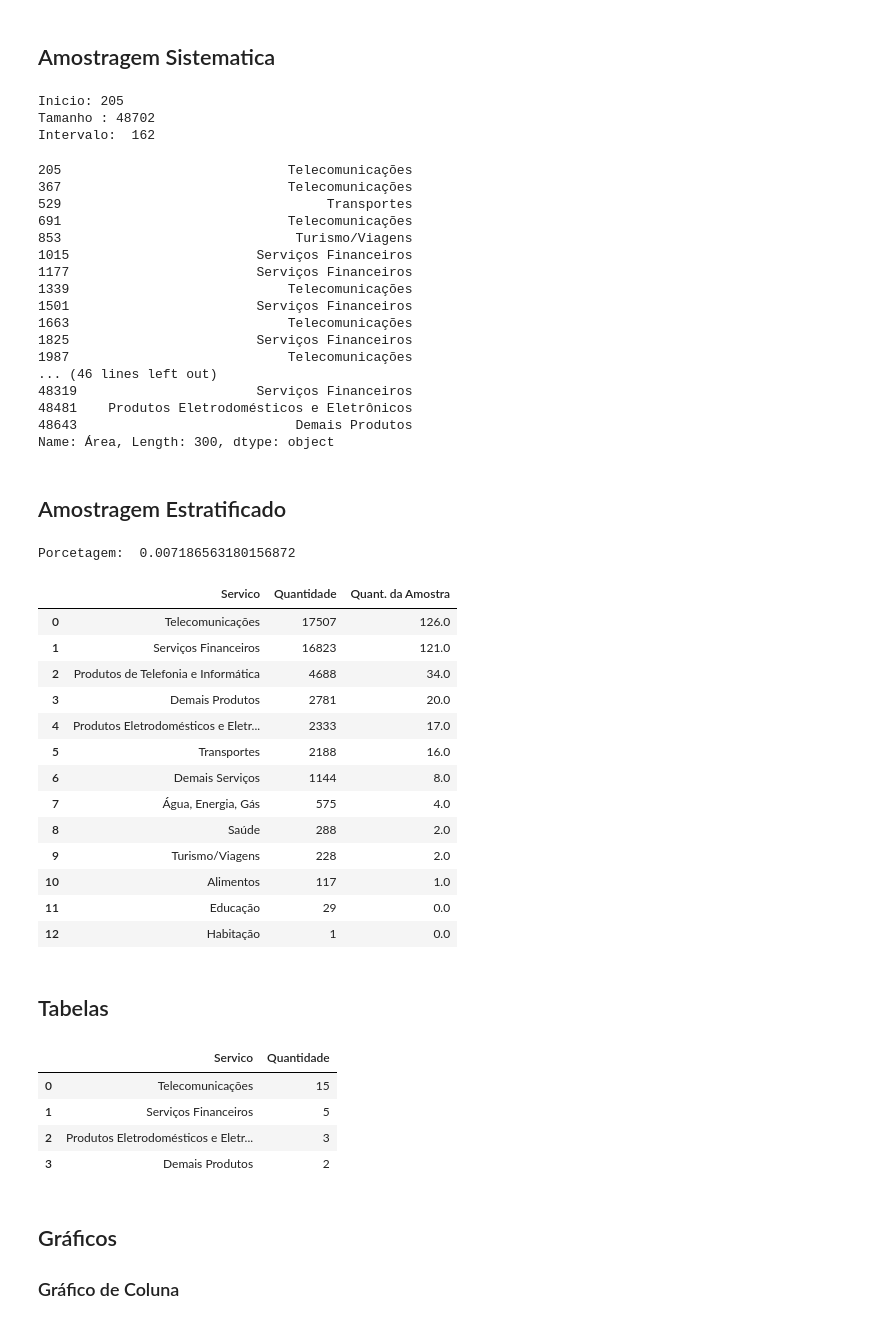
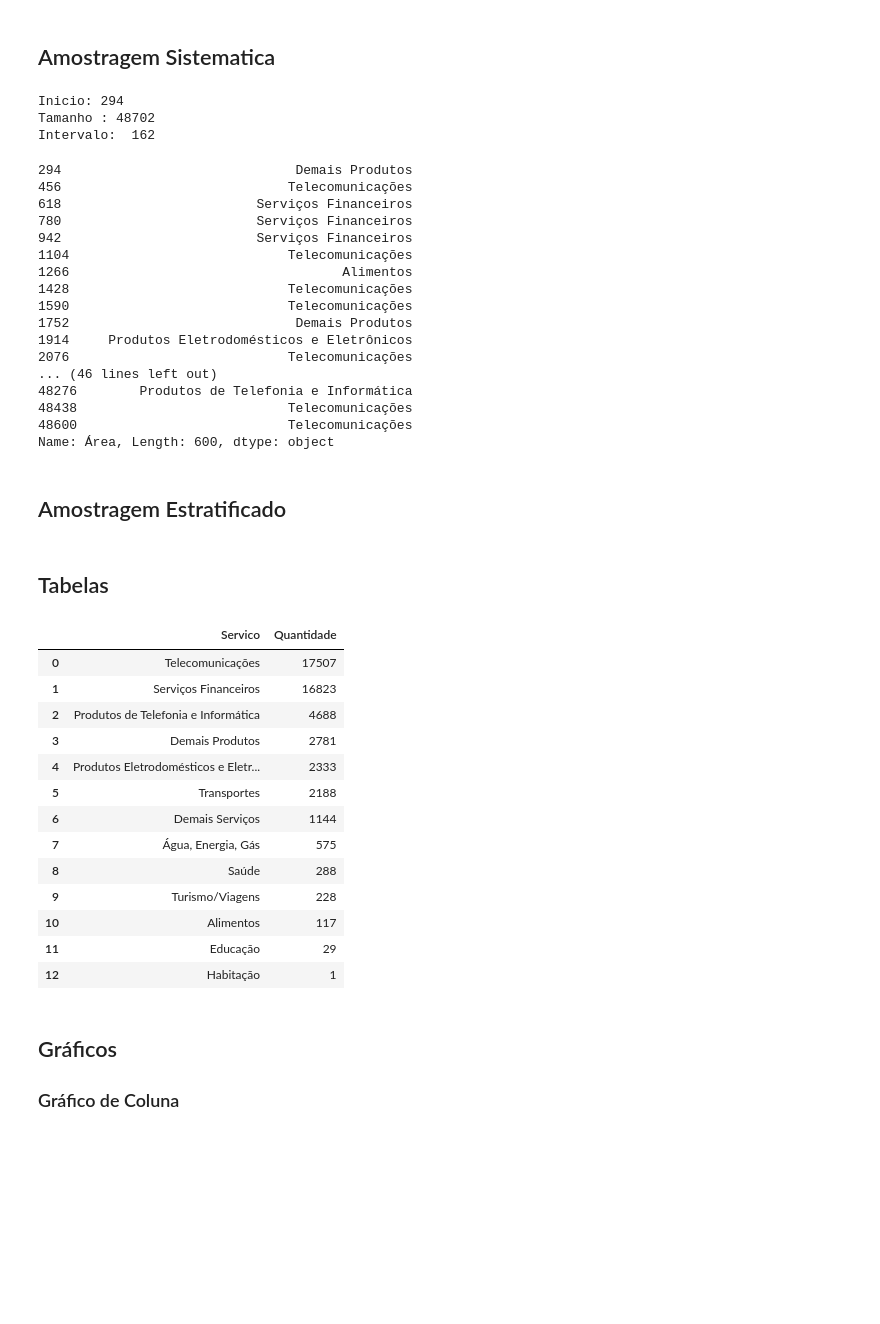
Before and after one commit to marcostark/estatistica-exploratoria, a Jupyter notebook: qualitativos.ipynb, the cells around one changed output. Drawn from its saved outputs; the diff is of its cells as text; code cells hidden in the pictures; blank space fills up the shorter version.

```diff
--- a/qualitativos.ipynb
+++ b/qualitativos.ipynb
@@ -92,28 +85,28 @@ sistematica = data[inicio_aleatorio::INTERVALO]
 #print(sistematica)
 sistematica.append(data[0::INTERVALO])
 
-sistematica
+#sistematica
 # %% [output]
-Inicio: 205
+Inicio: 294
 Tamanho : 48702
 Intervalo:  162
-205                             Telecomunicações
-367                             Telecomunicações
-529                                  Transportes
-691                             Telecomunicações
-853                              Turismo/Viagens
-1015                        Serviços Financeiros
-1177                        Serviços Financeiros
-1339                            Telecomunicações
-1501                        Serviços Financeiros
-1663                            Telecomunicações
-1825                        Serviços Financeiros
-1987                            Telecomunicações
+294                              Demais Produtos
+456                             Telecomunicações
+618                         Serviços Financeiros
+780                         Serviços Financeiros
+942                         Serviços Financeiros
+1104                            Telecomunicações
+1266                                   Alimentos
+1428                            Telecomunicações
+1590                            Telecomunicações
+1752                             Demais Produtos
+1914     Produtos Eletrodomésticos e Eletrônicos
+2076                            Telecomunicações
 ... (46 lines left out)
-48319                       Serviços Financeiros
-48481    Produtos Eletrodomésticos e Eletrônicos
-48643                            Demais Produtos
-Name: Área, Length: 300, dtype: object
+48276        Produtos de Telefonia e Informática
+48438                           Telecomunicações
+48600                           Telecomunicações
+Name: Área, Length: 600, dtype: object
 # %% [markdown]
 ## Amostragem Estratificado
 # %%
@@ -127,56 +120,49 @@ AMOSTRA = 350
 
 TAMANHO_DADOS = data.count()
 porcetagem = (AMOSTRA /  TAMANHO_DADOS)
-print("Porcetagem: ", porcetagem)
+#print("Porcetagem: ", porcetagem)
 
 df = pd.DataFrame(tabela_frequencia_populacional, columns=['Servico','Quantidade'])
 #df.to_csv('dataset_gerados/tabela_frequencia_populacional.csv')
 df['Quant. da Amostra'] = df['Quantidade'] * porcetagem
 df = df.round({'Quant. da Amostra': 0})
 
-df
+#df
-# %% [output]
-Porcetagem:  0.007186563180156872
-|  | Servico | Quantidade | Quant. da Amostra |
-| 0 | Telecomunicações | 17507 | 126.0 |
-| 1 | Serviços Financeiros | 16823 | 121.0 |
-| 2 | Produtos de Telefonia e Informática | 4688 | 34.0 |
-| 3 | Demais Produtos | 2781 | 20.0 |
-| 4 | Produtos Eletrodomésticos e Eletr... | 2333 | 17.0 |
-| 5 | Transportes | 2188 | 16.0 |
-| 6 | Demais Serviços | 1144 | 8.0 |
-| 7 | Água, Energia, Gás | 575 | 4.0 |
-| 8 | Saúde | 288 | 2.0 |
-| 9 | Turismo/Viagens | 228 | 2.0 |
-| 10 | Alimentos | 117 | 1.0 |
-| 11 | Educação | 29 | 0.0 |
-| 12 | Habitação | 1 | 0.0 |
 # %% [markdown]
 ## Tabelas
 # %%
 from collections import Counter
 
 #lista = celulares['Marca']
 #lista = celulares['Marca'].value_counts()
 #lista
 
 #celulares = pd.read_csv('bases/celulares.csv',encoding='latin1')
 
-tabela_frequencia = Counter(aleatoria).most_common(len(aleatoria))
+tabela_frequencia = Counter(data).most_common(len(data))
 #tabela_frequencia = Counter(celulares).most_common(len(celulares))
 
 df = pd.DataFrame(tabela_frequencia, columns=['Servico','Quantidade'])
-df.to_csv('dataset_gerados/tabela_frequencia_servicos.csv')
+df.to_csv('dataset_gerados/tabela_frequencia.csv')
 df
 
 # Descrição dos dados
 #df.describe()
 # %% [output]
 |  | Servico | Quantidade |
-| 0 | Telecomunicações | 15 |
-| 1 | Serviços Financeiros | 5 |
-| 2 | Produtos Eletrodomésticos e Eletr... | 3 |
-| 3 | Demais Produtos | 2 |
+| 0 | Telecomunicações | 17507 |
+| 1 | Serviços Financeiros | 16823 |
+| 2 | Produtos de Telefonia e Informática | 4688 |
+| 3 | Demais Produtos | 2781 |
+| 4 | Produtos Eletrodomésticos e Eletr... | 2333 |
+| 5 | Transportes | 2188 |
+| 6 | Demais Serviços | 1144 |
+| 7 | Água, Energia, Gás | 575 |
+| 8 | Saúde | 288 |
+| 9 | Turismo/Viagens | 228 |
+| 10 | Alimentos | 117 |
+| 11 | Educação | 29 |
+| 12 | Habitação | 1 |
 # %% [markdown]
 ## Gráficos
 
```
Also changed, not shown: parts of 8 cells of this notebook, 18 other files.
